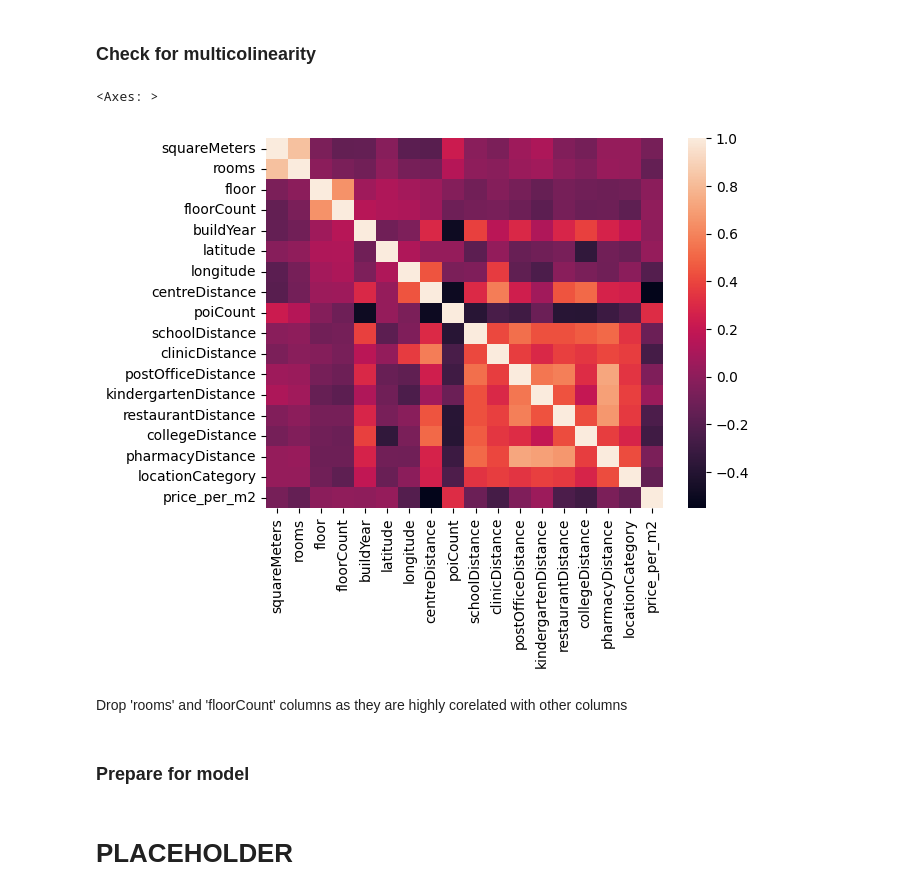
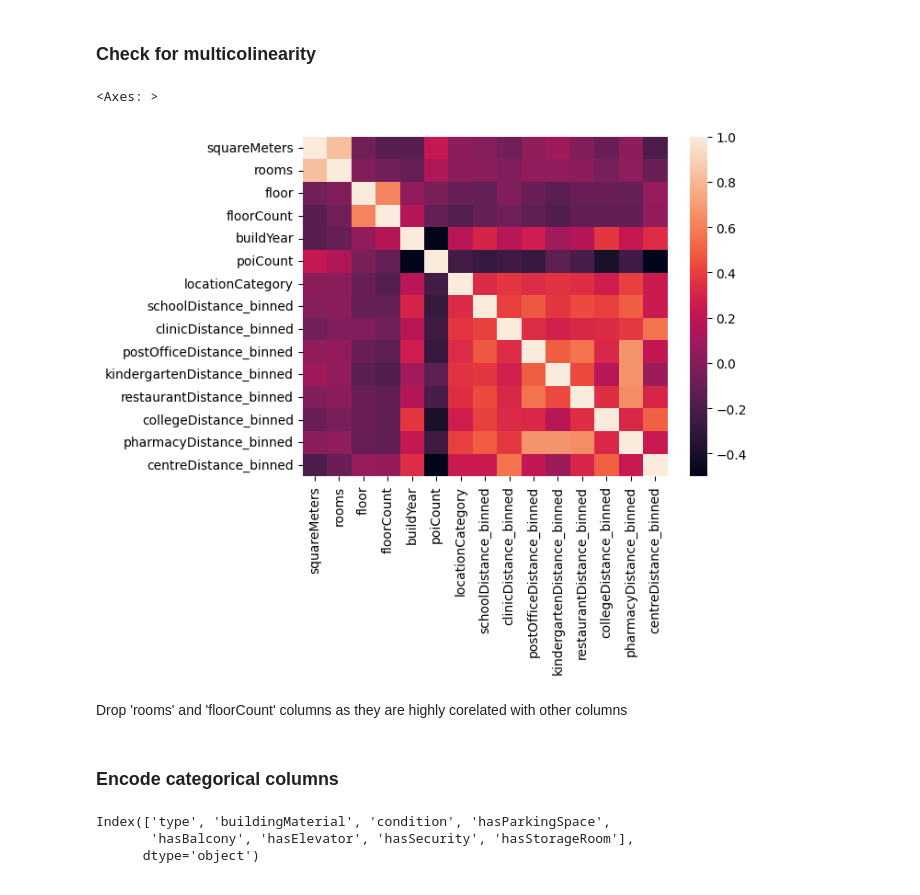
Before and after one commit to turekmagdalena/DataScienceProjects, a Jupyter notebook: Apartment_Prices_in_Poland/notebooks/1_data_and_feature_preparation.ipynb, the cells around one changed output. Cells and saved outputs as stored; diff of their text form; code cells hidden in the pictures.

Commit message:
Simplify fill NaN and start feature selection.

```diff
--- a/Apartment_Prices_in_Poland/notebooks/1_data_and_feature_preparation.ipynb
+++ b/Apartment_Prices_in_Poland/notebooks/1_data_and_feature_preparation.ipynb
@@ -559,0 +396,2 @@ dtype: int64
+# %%
+df = df.drop(columns=distance_columns)
@@ -560,2 +400,6 @@ dtype: int64
+# %%
+df['centreDistance_binned'] = pd.cut(df['centreDistance'], bins=np.linspace(0, df['centreDistance'].max(), 11), labels=False, include_lowest=True)
+# %%
+df = df.drop(columns='centreDistance')
 # %% [markdown]
 # Feature Selection
@@ -562,3 +410,5 @@ dtype: int64
+# %%
+df = df.drop(columns='price')
 # %% [markdown]
 ### Check 'ownership' column
 # %%
@@ -597,14 +427,12 @@ memory usage: 696.9+ KB
 # %% [markdown]
 ### Check for multicolinearity
 # %%
-corr = df.select_dtypes('number').drop(columns='price').corr()
+corr = df.select_dtypes('number').drop(columns='price_per_m2').corr()
 sns.heatmap(corr)
 # %% [output]
 <Axes: >
-[figure, old version]
+[figure, new version]
 # %% [markdown]
 Drop 'rooms' and 'floorCount' columns as they are highly corelated with other columns
 # %%
 df = df.drop(columns=['rooms', 'floorCount'])
-# %% [markdown]
-### Prepare for model
@@ -613,2 +439,9 @@ df.replace({'yes': 1, 'no': 0}, inplace=True)
-# %% [markdown]
-# PLACEHOLDER
+# %% [markdown]
+### Encode categorical columns
+# %%
+cat_columns = df.select_dtypes('object').columns
+cat_columns
+# %% [output]
+Index(['type', 'buildingMaterial', 'condition', 'hasParkingSpace',
+       'hasBalcony', 'hasElevator', 'hasSecurity', 'hasStorageRoom'],
+      dtype='object')
```
Also changed, not shown: parts of 52 cells of this notebook.
